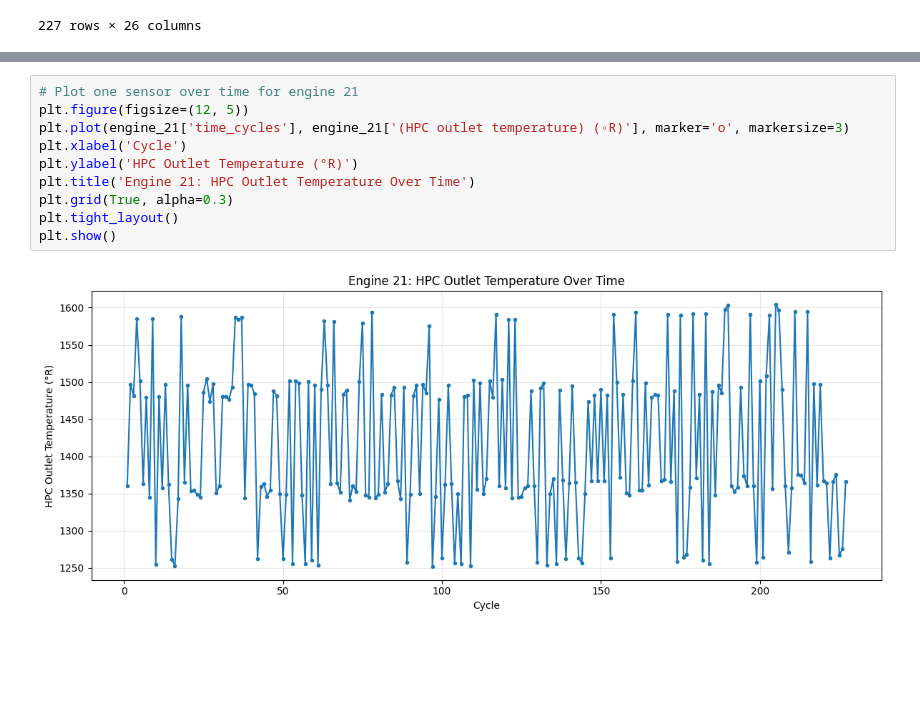
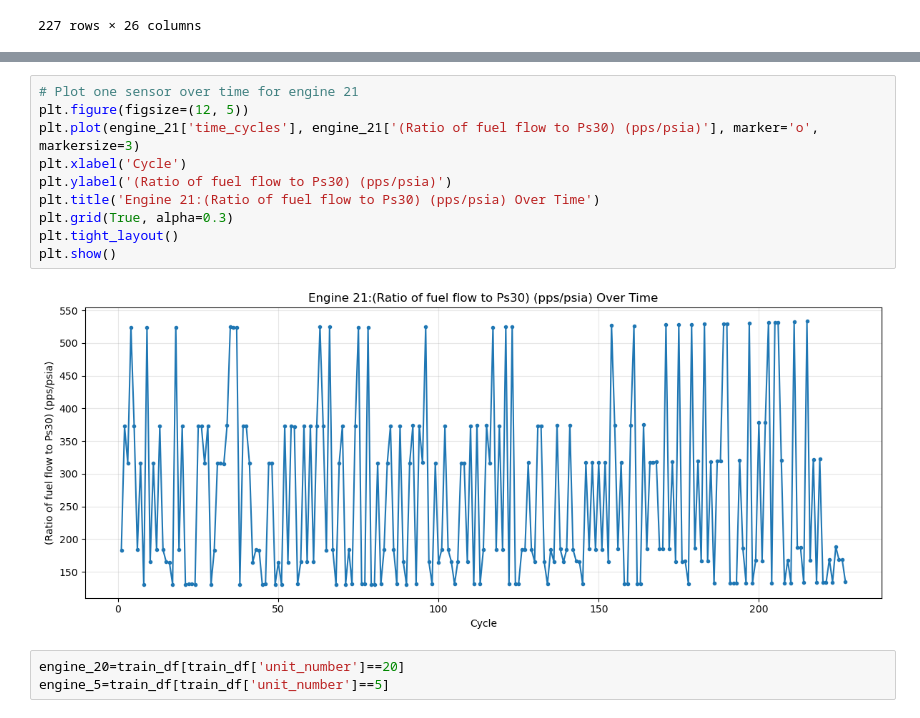
Before and after one commit to yadvendrasinghshekhawat02-design/first-, a Jupyter notebook: fd004_analysis.ipynb, the cells around one changed output, grey strips where cells are left out. Drawn from its saved outputs; the diff is of its cells as text; blank space fills up the shorter version.

```diff
--- a/fd004_analysis.ipynb
+++ b/fd004_analysis.ipynb
@@ -139,12 +139,15 @@ engine_21.describe().T
 # %%
 # Plot one sensor over time for engine 21
 plt.figure(figsize=(12, 5))
-plt.plot(engine_21['time_cycles'], engine_21['(HPC outlet temperature) (◦R)'], marker='o', markersize=3)
+plt.plot(engine_21['time_cycles'], engine_21['(Ratio of fuel flow to Ps30) (pps/psia)'], marker='o', markersize=3)
 plt.xlabel('Cycle')
-plt.ylabel('HPC Outlet Temperature (°R)')
-plt.title('Engine 21: HPC Outlet Temperature Over Time')
+plt.ylabel('(Ratio of fuel flow to Ps30) (pps/psia)')
+plt.title('Engine 21:(Ratio of fuel flow to Ps30) (pps/psia) Over Time')
 plt.grid(True, alpha=0.3)
 plt.tight_layout()
 plt.show()
 # %% [output]
-[figure, old version]
+[figure, new version]
+# %%
+engine_20=train_df[train_df['unit_number']==20]
+engine_5=train_df[train_df['unit_number']==5]
```
Also changed, not shown: parts of 8 cells of this notebook, 1 other file.
